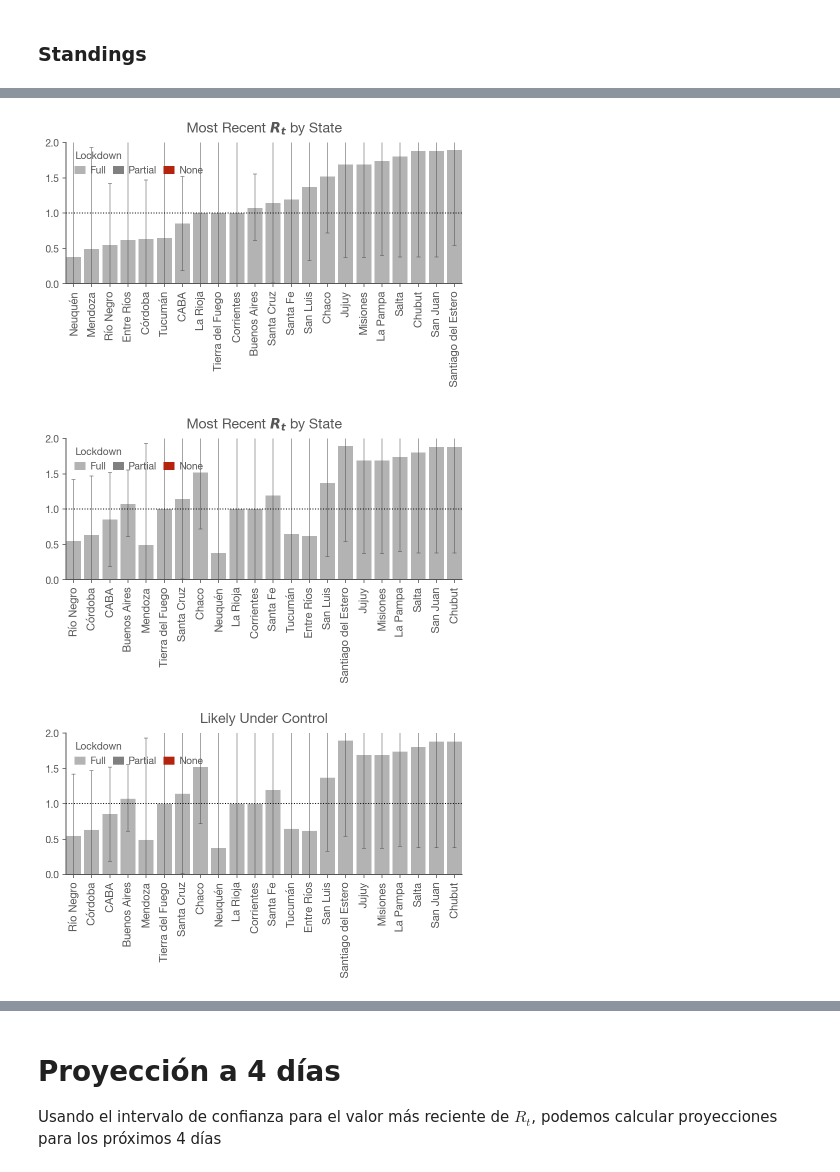
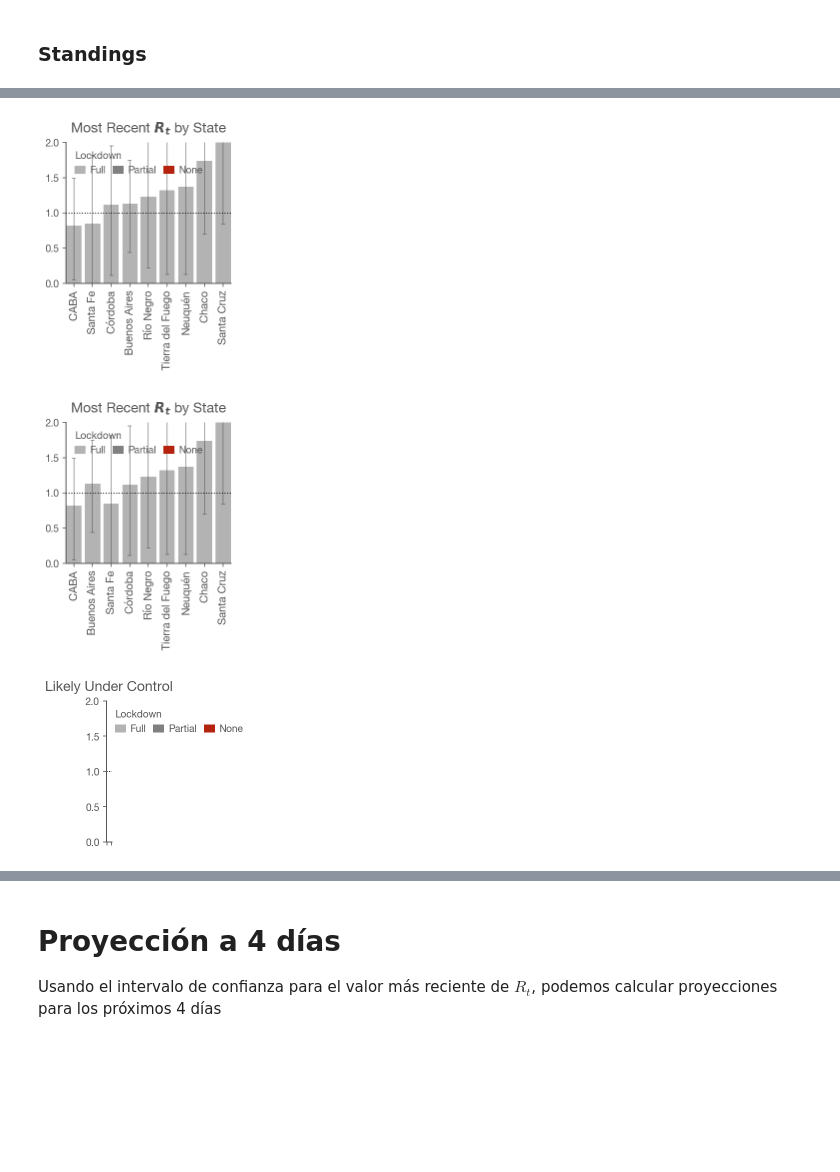
Before and after one commit to pablocelayes/covid-19, a Jupyter notebook: Realtime R0 - Argentina.ipynb, the cells around one changed output, grey strips where cells are left out. Cells and saved outputs as stored; diff of their text form; code cells hidden in the pictures; blank space fills up the shorter version.

```diff
--- a/Realtime R0 - Argentina.ipynb
+++ b/Realtime R0 - Argentina.ipynb
@@ -437,7 +508,7 @@ ax.set_xlabel('$R_t$');
 Since our results include uncertainty, we'd like to be able to view the most likely value of $R_t$ along with its highest-density interval.
 # %%
 # Note that this takes a while to execute - it's not the most efficient algorithm
-hdis = highest_density_interval(posteriors)
+hdis = highest_density_interval(posteriors, p=.9)
 
 most_likely = posteriors.idxmax().rename('ML')
 
@@ -482,12 +553,12 @@ def plot_rt(result, ax, state_name):
 
     # Aesthetically, extrapolate credible interval by 1 day either side
     lowfn = interp1d(date2num(index),
-                     result['Low'].values,
+                     result['Low_90'].values,
                      bounds_error=False,
                      fill_value='extrapolate')
 
     highfn = interp1d(date2num(index),
-                      result['High'].values,
+                      result['High_90'].values,
                       bounds_error=False,
                       fill_value='extrapolate')
 
@@ -518,7 +589,7 @@ def plot_rt(result, ax, state_name):
     ax.margins(0)
     ax.grid(which='major', axis='y', c='k', alpha=.1, zorder=-2)
     ax.margins(0)
-    ax.set_ylim(0.0,3.5)
+    ax.set_ylim(0.0, 5.0)
     ax.set_xlim(pd.Timestamp('2020-03-01'), result.index.get_level_values('date')[-1]+pd.Timedelta(days=1))
     fig.set_facecolor('w')
 
@@ -527,7 +598,6 @@ fig, ax = plt.subplots(figsize=(600/72,400/72))
 
 plot_rt(result, ax, state_name)
 ax.set_title(f'Real-time $R_t$ for {state_name}')
-ax.set_ylim(.5,3.5)
 ax.xaxis.set_major_locator(mdates.WeekdayLocator())
 ax.xaxis.set_major_formatter(mdates.DateFormatter('%b %d'))
 # %% [output]
@@ -577,12 +729,8 @@ nrows = int(np.ceil(len(results) / ncols))
 
 fig, axes = plt.subplots(nrows=nrows, ncols=ncols, figsize=(15, nrows*3))
 
-failed_plot_states = []
-for i, (state_name, result) in enumerate(results.items()):
-    try:
-        plot_rt(result, axes.flat[i], state_name)
-    except ValueError:
-        failed_plot_states.append(state_name)
+for i, (state_name, result) in enumerate(final_results.groupby('state')):
+    plot_rt(result, axes.flat[i], state_name)
 
 fig.tight_layout()
 fig.set_facecolor('w')
@@ -595,17 +739,2 @@ failed_plot_states
 # %% [markdown]
 ### Export Data to CSV
-# %%
-overall = None
-
-for state_name, result in results.items():
-    r = result.copy()
-    r.index = pd.MultiIndex.from_product([[state_name], result.index])
-    if overall is None:
-        overall = r
-    else:
-        overall = pd.concat([overall, r])
-
-overall.sort_index(inplace=True)
-
-# Uncomment this line if you'd like to export
-# overall.to_csv('data/rt.csv')
@@ -626,6 +775,6 @@ ERROR_BAR_COLOR = [.3,.3,.3]
 # %%
-filtered = overall.index.get_level_values(0).isin(FILTERED_REGIONS)
-mr = overall.loc[~filtered].groupby(level=0)[['ML', 'High', 'Low']].last()
+filtered = final_results.index.get_level_values(0).isin(FILTERED_REGIONS)
+mr = final_results.loc[~filtered].groupby(level=0)[['ML', 'High_90', 'Low_90']].last()
 
 def plot_standings(mr, figsize=None, title='Most Recent $R_t$ by State'):
     if not figsize:
@@ -634,7 +783,7 @@ def plot_standings(mr, figsize=None, title='Most Recent $R_t$ by State'):
     fig, ax = plt.subplots(figsize=figsize)
 
     ax.set_title(title)
-    err = mr[['Low', 'High']].sub(mr['ML'], axis=0).abs()
+    err = mr[['Low_90', 'High_90']].sub(mr['ML'], axis=0).abs()
     bars = ax.bar(mr.index,
                   mr['ML'],
                   width=.825,
@@ -647,47 +796,43 @@ def plot_standings(mr, figsize=None, title='Most Recent $R_t$ by State'):
     for bar, state_name in zip(bars, mr.index):
         if state_name in no_lockdown:
             bar.set_color(NONE_COLOR)
         if state_name in partial_lockdown:
             bar.set_color(PARTIAL_COLOR)
 
-    labels = mr.index.to_series()
-
+    labels = mr.index.to_series().replace({'District of Columbia':'DC'})
     ax.set_xticklabels(labels, rotation=90, fontsize=11)
     ax.margins(0)
     ax.set_ylim(0,2.)
     ax.axhline(1.0, linestyle=':', color='k', lw=1)
 
     leg = ax.legend(handles=[
                         Patch(label='Full', color=FULL_COLOR),
                         Patch(label='Partial', color=PARTIAL_COLOR),
                         Patch(label='None', color=NONE_COLOR)
                     ],
                     title='Lockdown',
                     ncol=3,
                     loc='upper left',
                     columnspacing=.75,
                     handletextpad=.5,
                     handlelength=1)
 
     leg._legend_box.align = "left"
     fig.set_facecolor('w')
     return fig, ax
 
 mr.sort_values('ML', inplace=True)
 plot_standings(mr);
 # %% [output]
-[figure, old version]
+[figure, new version]
 # %%
-mr.sort_values('High', inplace=True)
+mr.sort_values('High_90', inplace=True)
 plot_standings(mr);
 # %% [output]
-[figure, old version]
+[figure, new version]
 # %%
-# show = mr[mr.High.le(2.0)].sort_values('ML')
-# Muy poca data, los intervalos son muy amplios
-show = mr.sort_values('High')
-
+show = mr[mr.High_90.le(1)].sort_values('ML')
 fig, ax = plot_standings(show, title='Likely Under Control');
 # %% [output]
-[figure, old version]
+[figure, new version]
 # %%
```
Also changed, not shown: parts of 58 cells of this notebook.
